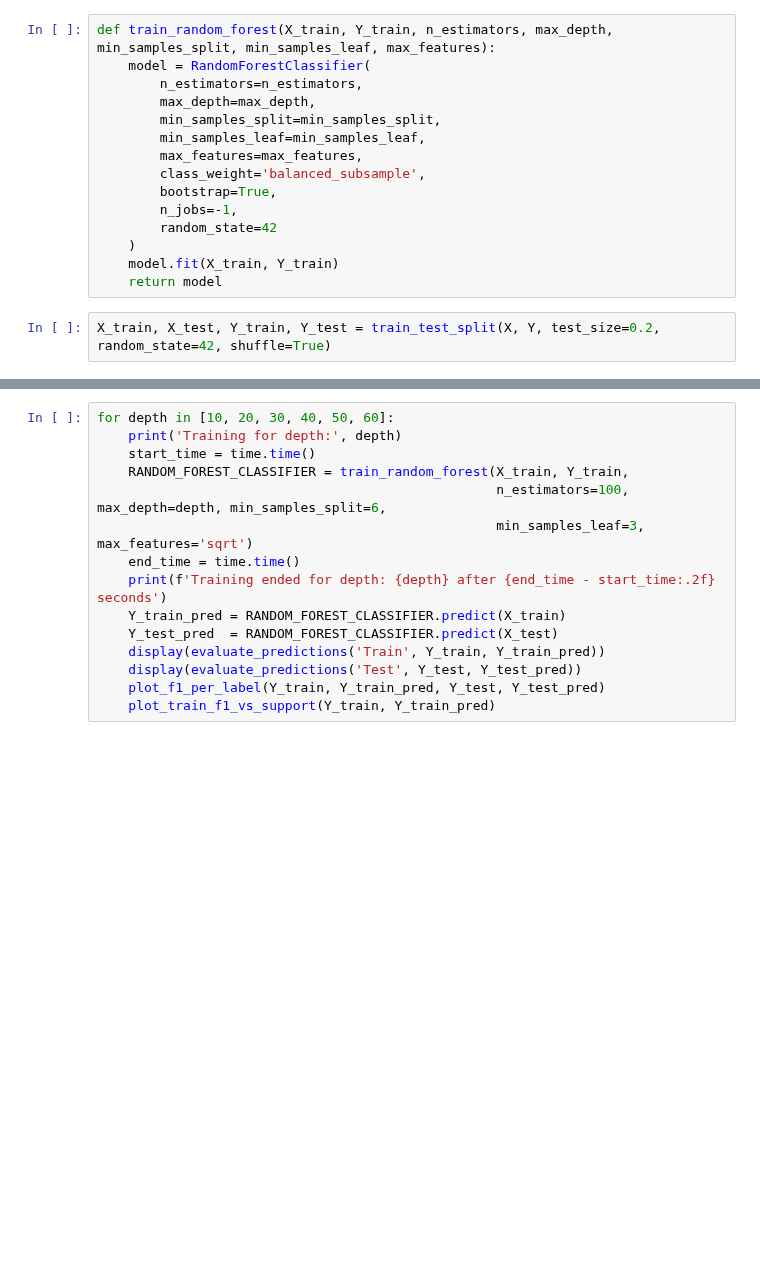
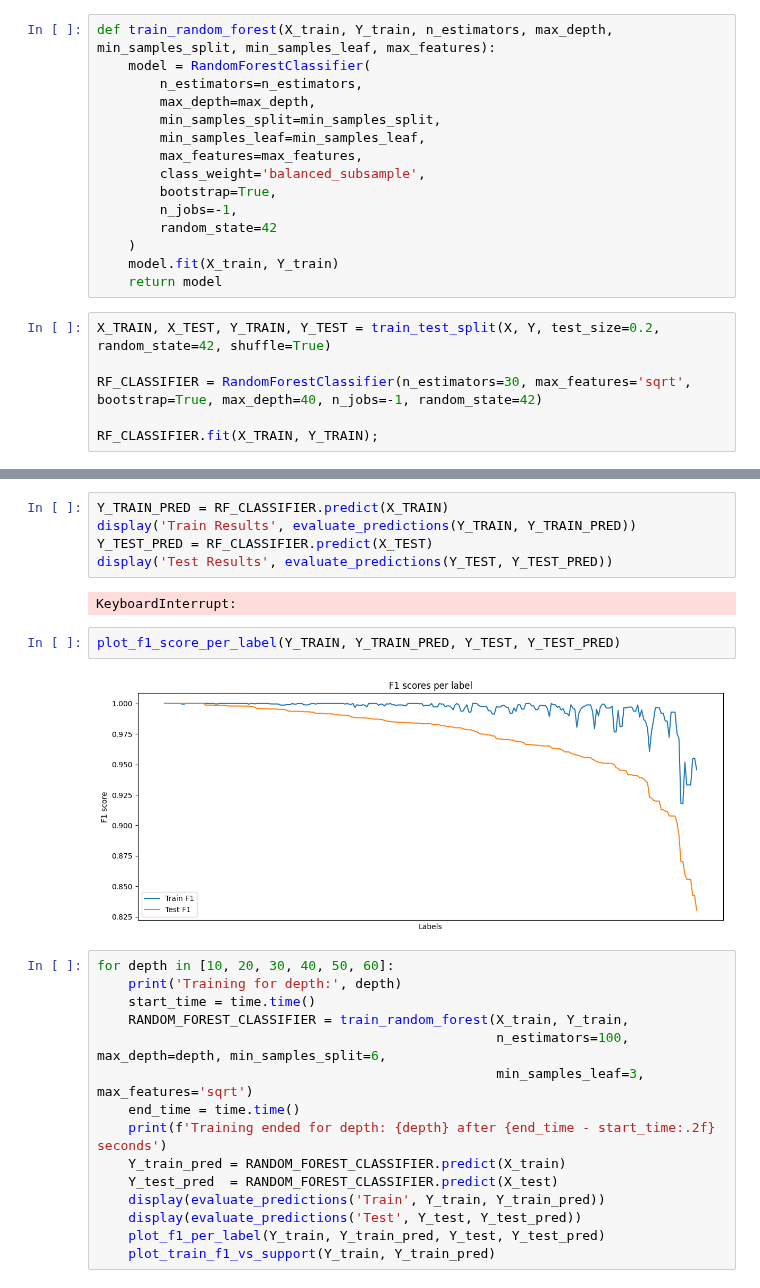
Before and after one commit to EyalShahimov/HebrewWordsAnalysis, a Jupyter notebook: main.ipynb, the cells around one changed output, grey strips where cells are left out. Drawn from its saved outputs; the diff is of its cells as text; blank space fills up the shorter version.

```diff
--- a/main.ipynb
+++ b/main.ipynb
@@ -1237,4 +1385,8 @@ def train_random_forest(X_train, Y_train, n_estimators, max_depth, min_samples_s
     model.fit(X_train, Y_train)
     return model
 # %%
-X_train, X_test, Y_train, Y_test = train_test_split(X, Y, test_size=0.2, random_state=42, shuffle=True)
+X_TRAIN, X_TEST, Y_TRAIN, Y_TEST = train_test_split(X, Y, test_size=0.2, random_state=42, shuffle=True)
+
+RF_CLASSIFIER = RandomForestClassifier(n_estimators=30, max_features='sqrt', bootstrap=True, max_depth=40, n_jobs=-1, random_state=42)
+
+RF_CLASSIFIER.fit(X_TRAIN, Y_TRAIN);
@@ -1241,3 +1401,14 @@ X_train, X_test, Y_train, Y_test = train_test_split(X, Y, test_size=0.2, random_
+# %%
+Y_TRAIN_PRED = RF_CLASSIFIER.predict(X_TRAIN)
+display('Train Results', evaluate_predictions(Y_TRAIN, Y_TRAIN_PRED))
+Y_TEST_PRED = RF_CLASSIFIER.predict(X_TEST)
+display('Test Results', evaluate_predictions(Y_TEST, Y_TEST_PRED))
+# %% [output]
+KeyboardInterrupt:
+# %%
+plot_f1_score_per_label(Y_TRAIN, Y_TRAIN_PRED, Y_TEST, Y_TEST_PRED)
+# %% [output]
+[figure, added]
 # %%
 for depth in [10, 20, 30, 40, 50, 60]:
     print('Training for depth:', depth)
```
Also changed, not shown: parts of 43 cells of this notebook, 2 other files.
